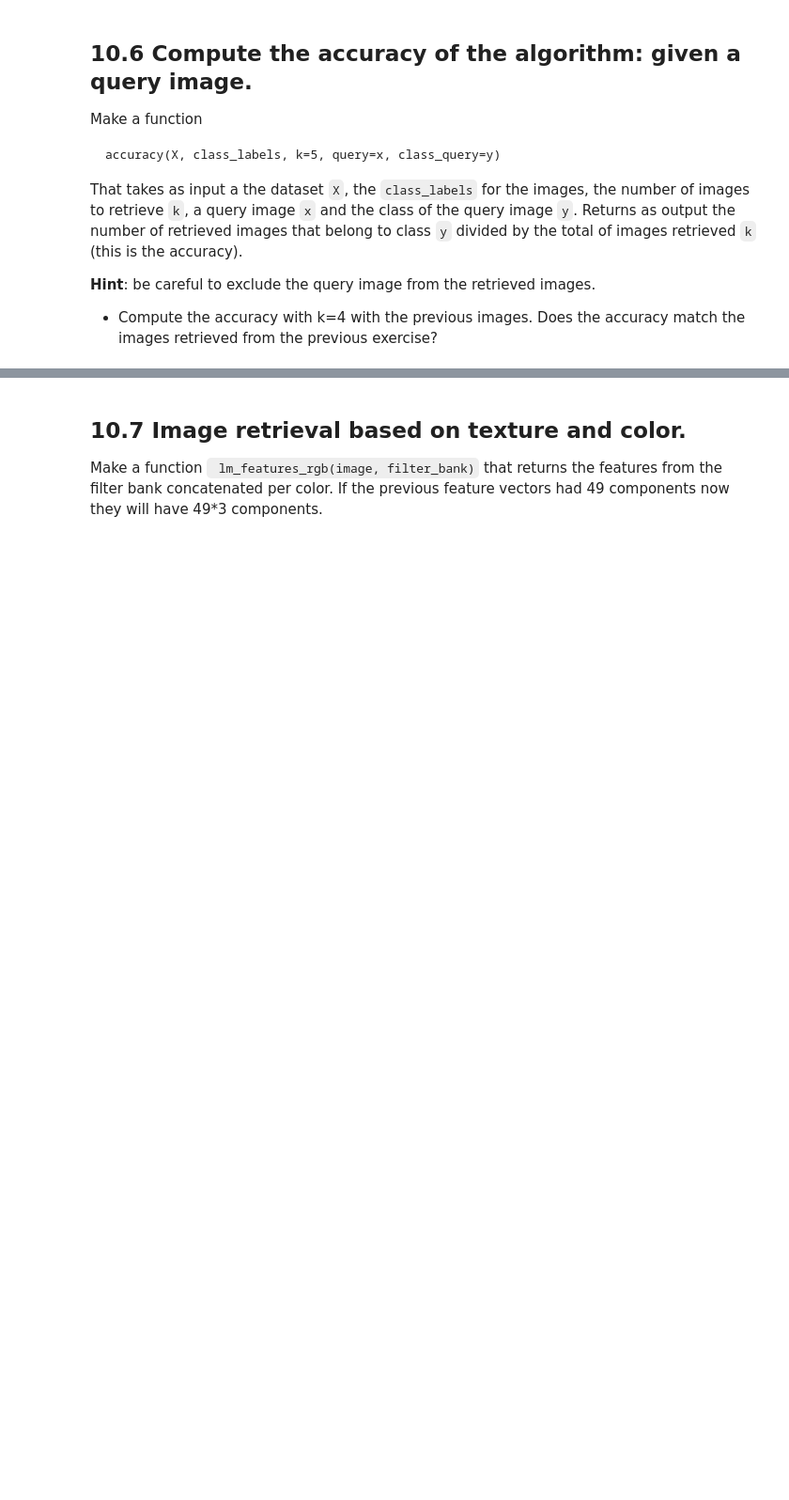
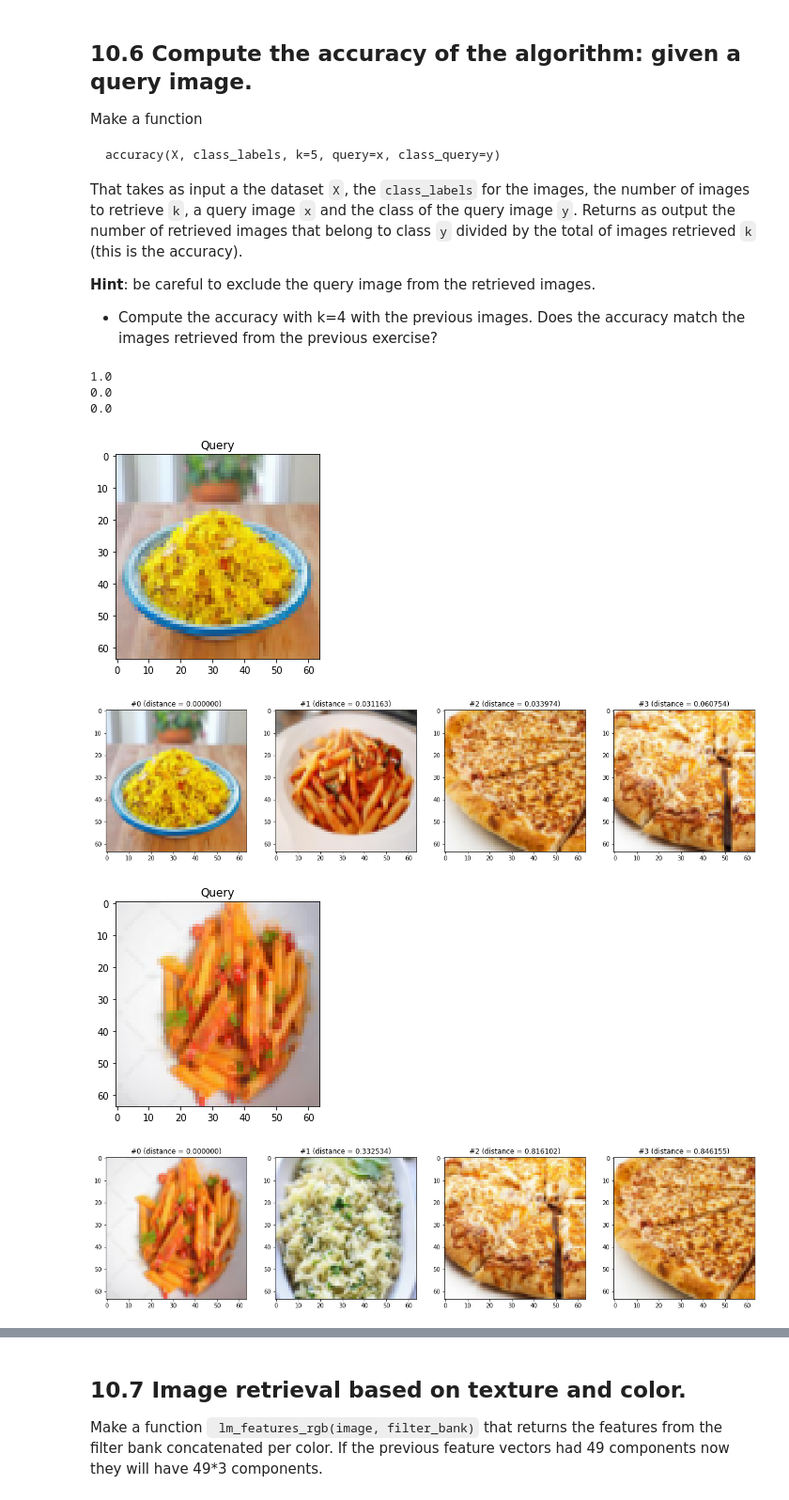
Before and after one commit to jdecid/MAI-CV, a Jupyter notebook: labs/s10/practice_10_texture_analysis.ipynb, the cells around one changed output, grey strips where cells are left out. Shown at 94% size. Cells and saved outputs as stored; diff of their text form; code cells hidden in the pictures; blank space fills up the shorter version.

```diff
--- a/labs/s10/practice_10_texture_analysis.ipynb
+++ b/labs/s10/practice_10_texture_analysis.ipynb
@@ -285,0 +328,24 @@ def accuracy(X, class_labels, k, query, class_query):
+# %%
+def accuracy(X, class_labels, k, query, class_query):
+    closest_images_idx, distances = retrieve_k_images_from_X(query, X, k)
+    closest_images_idx = closest_images_idx[1:]
+    distances = distances[1:]
+    correct = 0
+    total = len(closest_images_idx)
+    for idx in closest_images_idx:
+        if class_labels[idx] == class_query:
+            correct += 1
+    acc = correct/total
+    return acc
+
+print(accuracy(X, class_labels, 4, all_images[ind_1], 0))
+print(accuracy(X, class_labels, 4, all_images[ind_2], 1))
+print(accuracy(X, class_labels, 4, all_images[ind_3], 2))
+# %% [output]
+1.0
+0.0
+0.0
+[figure, added]
+[figure, added]
+[figure, added]
+[figure, added]
```
Also changed, not shown: parts of 18 cells of this notebook.
